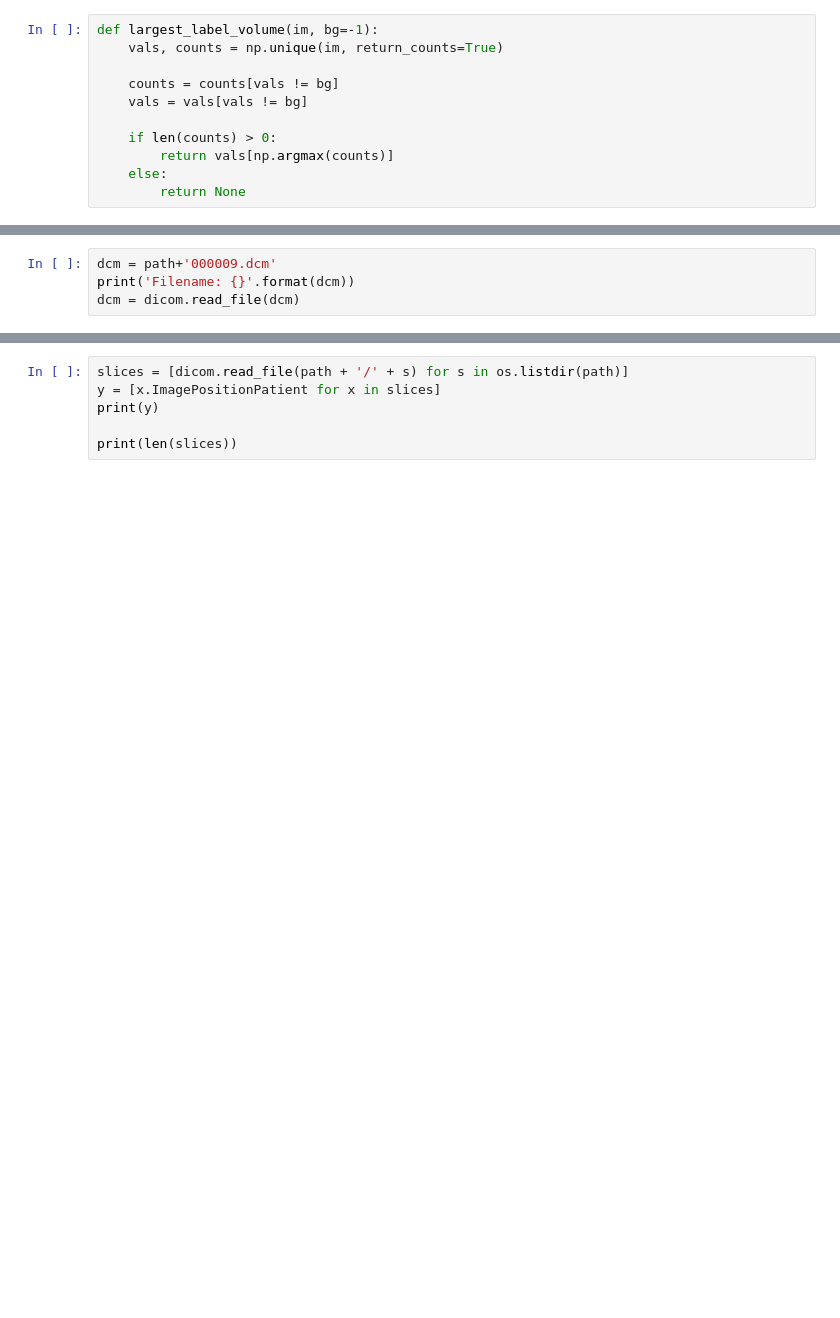
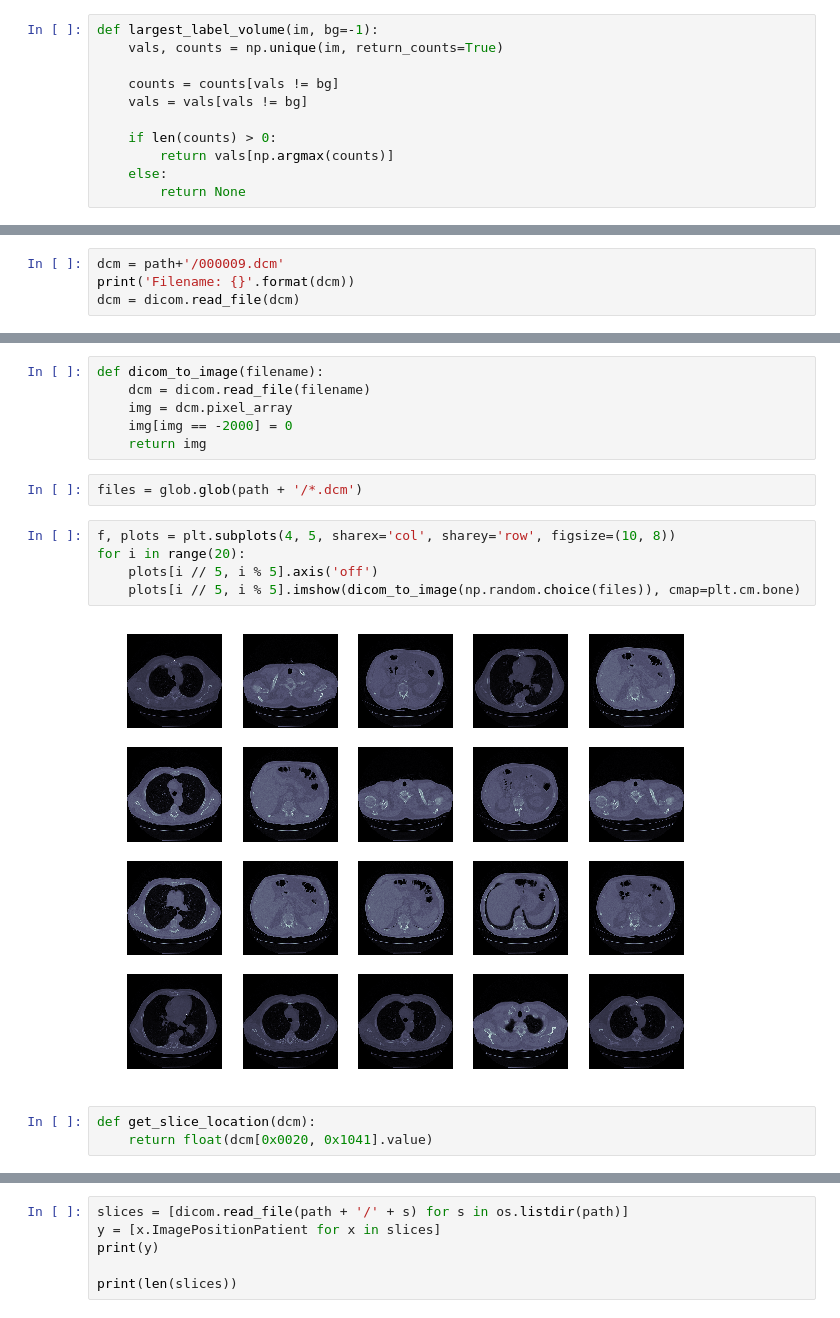
Before and after one commit to AI-Junction/Lung-Cancer-Detection, a Jupyter notebook: LungCancerDetection.ipynb, the cells around one changed output, grey strips where cells are left out. Saved outputs shown, nothing was run; the diff lists cells and outputs as text; blank space fills up the shorter version.

```diff
--- a/LungCancerDetection.ipynb
+++ b/LungCancerDetection.ipynb
@@ -158,4 +156,4 @@ patients.sort()
 # %%
-dcm = path+'000009.dcm'
+dcm = path+'/000009.dcm'
 print('Filename: {}'.format(dcm))
 dcm = dicom.read_file(dcm)
@@ -174,0 +196,18 @@ plt.show()
+# %%
+def dicom_to_image(filename):
+    dcm = dicom.read_file(filename)
+    img = dcm.pixel_array
+    img[img == -2000] = 0
+    return img
+# %%
+files = glob.glob(path + '/*.dcm')
+# %%
+f, plots = plt.subplots(4, 5, sharex='col', sharey='row', figsize=(10, 8))
+for i in range(20):
+    plots[i // 5, i % 5].axis('off')
+    plots[i // 5, i % 5].imshow(dicom_to_image(np.random.choice(files)), cmap=plt.cm.bone)
+# %% [output]
+[figure, added]
+# %%
+def get_slice_location(dcm):
+    return float(dcm[0x0020, 0x1041].value)
```
Also changed, not shown: parts of 10 cells of this notebook.
